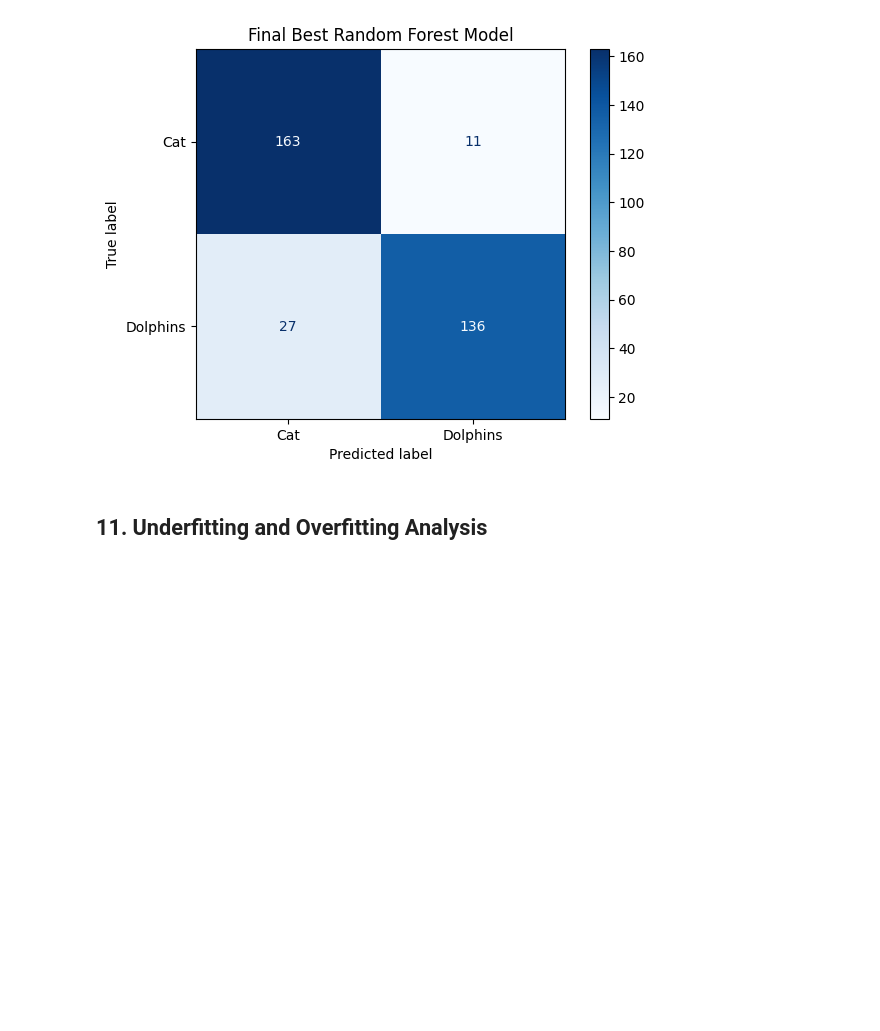
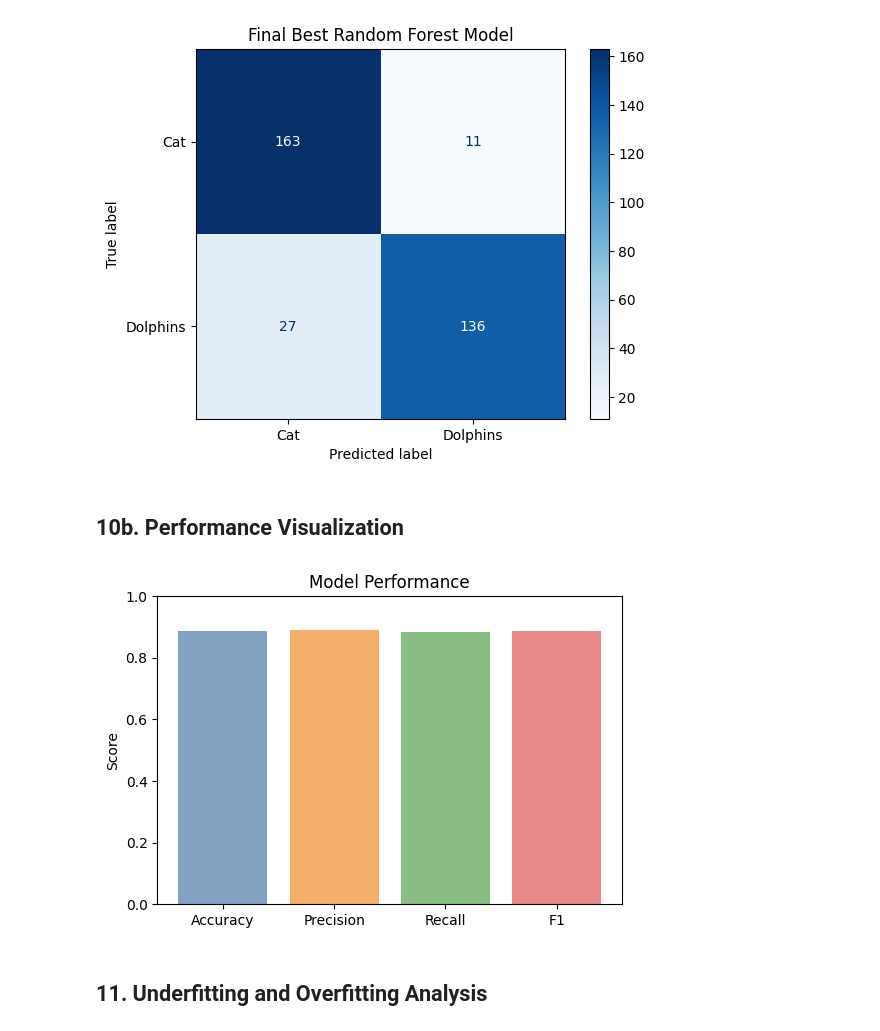
Before and after one commit to Nithya-2-2/MLImaging, a Jupyter notebook: Week5_RandomForestClassifier.ipynb, the cells around one changed output. Drawn from its saved outputs; the diff is of its cells as text; code cells hidden in the pictures; blank space fills up the shorter version.

```diff
--- a/Week5_RandomForestClassifier.ipynb
+++ b/Week5_RandomForestClassifier.ipynb
@@ -432,8 +502,8 @@ Feature set selected using training cross-validation for tuning: Color Statistic
    - max_depth: maximum depth of each tree
 # %%
 rf = RandomForestClassifier(
-    random_state=42,
-    n_jobs=1
+    random_state=SEED,
+    n_jobs=-1
 )
 
 param_grid = {
@@ -445,7 +515,7 @@ param_grid = {
 cv = StratifiedKFold(
     n_splits=3,
     shuffle=True,
-    random_state=42
+    random_state=SEED
 )
 
 grid_search = GridSearchCV(
@@ -603,6 +675,47 @@ Classification Report:
    macro avg       0.89      0.89      0.89       337
 weighted avg       0.89      0.89      0.89       337
 [figure]
+# %% [markdown]
+## 10b. Performance Visualization
+# %%
+scores = [
+    final_test_accuracy,
+    final_precision,
+    final_recall,
+    final_f1
+]
+
+names = [
+    "Accuracy",
+    "Precision",
+    "Recall",
+    "F1"
+]
+
+plt.figure(figsize=(6,4))
+
+#Colors chosen are as below
+colors_rgba = [
+    (0.306, 0.475, 0.655, 0.7),  # Deep Blue
+    (0.949, 0.557, 0.169, 0.7),  # Warm Orange
+    (0.349, 0.631, 0.310, 0.7),  # Sage Green
+    (0.882, 0.341, 0.349, 0.7)   # Coral Red
+]
+
+plt.bar(
+    names,
+    scores,
+    color=colors_rgba
+)
+
+plt.ylim(0,1)
+
+plt.ylabel("Score")
+plt.title("Model Performance")
+
+plt.show()
+# %% [output]
+[figure, added]
 # %% [markdown]
 ## 11. Underfitting and Overfitting Analysis
 # %%
```
Also changed, not shown: parts of 8 cells of this notebook.
